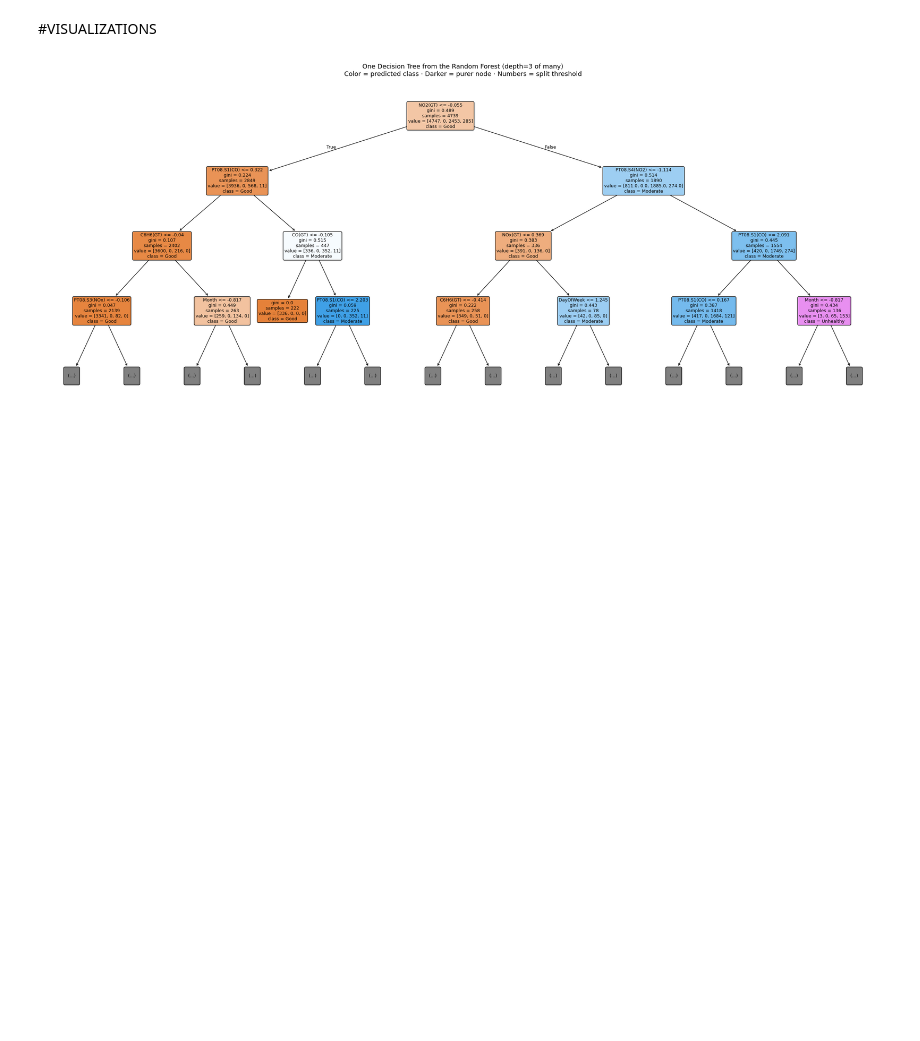
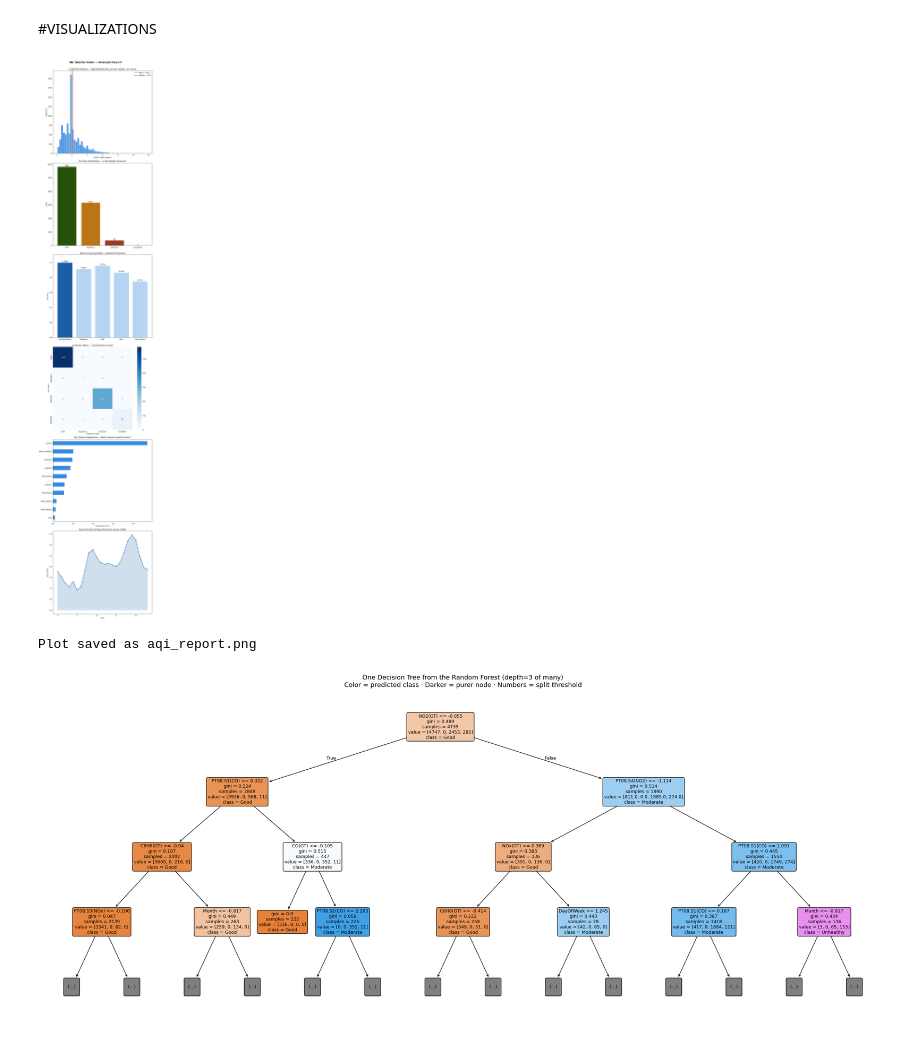
Before and after one commit to AdhvikaECE536/AdhvikaECE536, a Jupyter notebook: grp57.ipynb, the cells around one changed output. Cells and saved outputs as stored; diff of their text form; code cells hidden in the pictures; blank space fills up the shorter version.

```diff
--- a/grp57.ipynb
+++ b/grp57.ipynb
@@ -327,7 +327,7 @@ names  = list(results.keys())
 accs   = [results[n]['Accuracy'] for n in names]
 colors = ['#185FA5' if n == 'Random Forest' else '#B5D4F4' for n in names]
 
-fig, axes = plt.subplots(5, 1, figsize=(10, 40))
+fig, axes = plt.subplots(6, 1, figsize=(10, 48))
 fig.suptitle('Air Quality Index — Analysis Report',
              fontsize=16, fontweight='bold', y=1.002)
 
@@ -358,43 +358,46 @@ for bar, (label, val) in zip(bars, aqi_counts.items()):
 # 3. Model accuracy comparison
 ax3 = axes[2]
 bars3 = ax3.bar(names, accs, color=colors, edgecolor='white')
 ax3.set_ylim(0.5, 1.05)
 ax3.set_title('Test Accuracy by Model — Random Forest wins')
 ax3.set_ylabel('Accuracy')
 for bar, val in zip(bars3, accs):
     ax3.text(bar.get_x() + bar.get_width()/2, bar.get_height() + 0.005,
              f'{val:.4f}', ha='center', fontsize=10)
 
 # 4. Confusion matrix
 ax4 = axes[3]
 cm = confusion_matrix(y_test, y_pred_best)
 sns.heatmap(cm, annot=True, fmt='d', cmap='Blues', ax=ax4,
             xticklabels=le.classes_, yticklabels=le.classes_)
 ax4.set_title('Confusion Matrix — Tuned Random Forest')
 ax4.set_ylabel('True Label')
 ax4.set_xlabel('Predicted Label')
 
 # 5. Feature importances
 ax5 = axes[4]
 fi = pd.Series(best_rf.feature_importances_, index=feature_cols).sort_values(ascending=True)
 fi.tail(10).plot(kind='barh', ax=ax5, color='#378ADD')
 ax5.set_title('Top Feature Importances — Which sensors actually matter?')
 ax5.set_xlabel('Importance Score')
 
+# 6. Average CO by hour of day
+ax6 = axes[5]
+hourly = df.groupby('Hour')['CO(GT)'].mean()
+ax6.plot(hourly.index, hourly.values, color='#185FA5', linewidth=2,
+         marker='o', markersize=4)
+ax6.fill_between(hourly.index, hourly.values, alpha=0.2, color='#185FA5')
+ax6.set_title('Avg CO by Hour of Day (Rush-hour peaks visible)')
+ax6.set_xlabel('Hour')
+ax6.set_ylabel('Avg CO(GT)')
+
 plt.tight_layout()
 plt.savefig('aqi_report.png', dpi=150, bbox_inches='tight')
 plt.show()
 print("\nPlot saved as aqi_report.png")
-
-# 6. Average CO by hour of day
-ax6 = axes[10]
-hourly = df.groupby('Hour')['CO(GT)'].mean()
-ax6.plot(hourly.index, hourly.values, color='#185FA5', linewidth=2,
-          marker='o', markersize=4)
-ax6.fill_between(hourly.index, hourly.values, alpha=0.2, color='#185FA5')
-ax6.set_title('Avg CO by Hour of Day (Rush-hour peaks visible)')
-ax6.set_xlabel('Hour')
-ax6.set_ylabel('Avg CO(GT)')
+# %% [output]
+[figure, added]
+Plot saved as aqi_report.png
 # %%
 from sklearn.tree import export_graphviz, plot_tree
 
```
